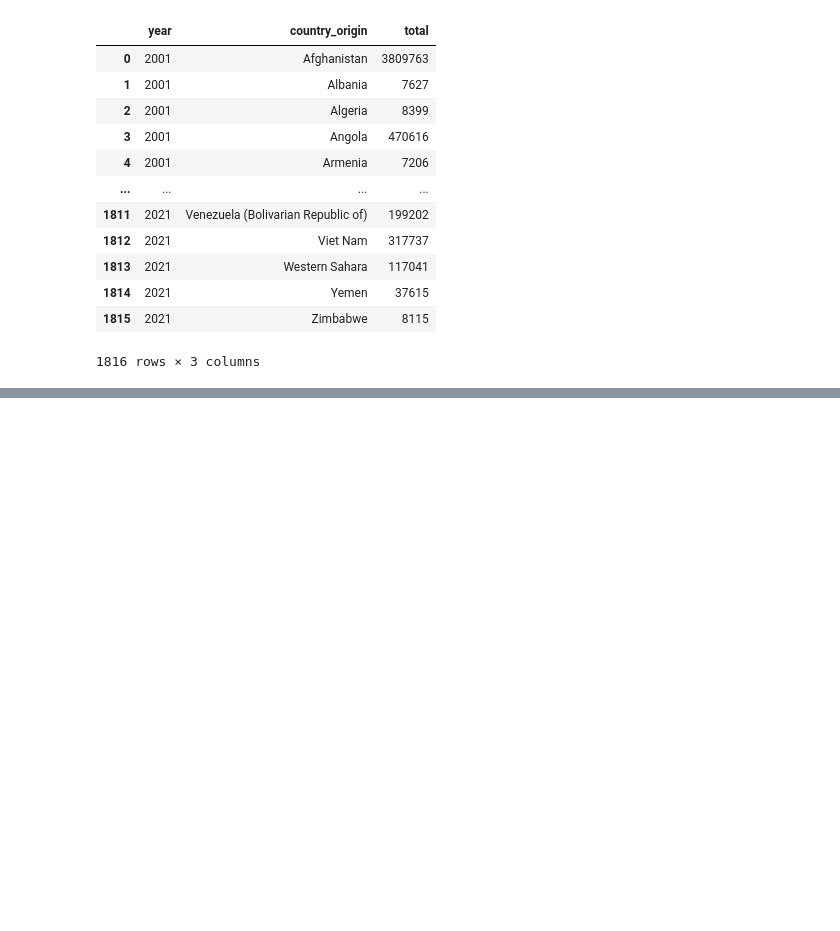
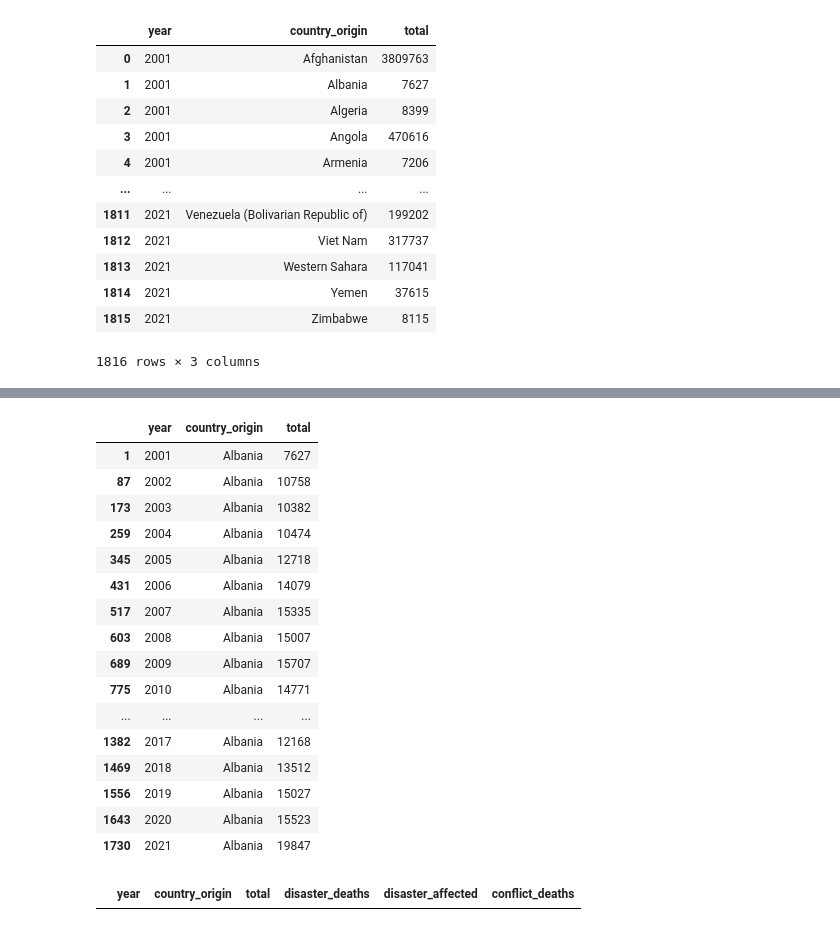
Before and after one commit to Nerdosth/Refugee-Migration, a Jupyter notebook: MLCleanup.ipynb, the cells around one changed output, grey strips where cells are left out. Cells and saved outputs as stored; diff of their text form; code cells hidden in the pictures; blank space fills up the shorter version.

```diff
--- a/MLCleanup.ipynb
+++ b/MLCleanup.ipynb
@@ -187,6 +187,8 @@ event_ml_df
 | 1095 | 2021 | Venezuela | 0 | 0 | 19 |
 | 1096 | 2021 | Yemen (North Yemen) | 0 | 0 | 529 |
 1097 rows × 5 columns
+# %%
+event_ml_df = event_ml_df[event_ml_df['country_origin'].isin(demographic_ml_df['country_origin'].unique())]
 # %%
 demographic_ml_df.to_csv('Resources/demographic_ml_df.csv')
 event_ml_df.to_csv('Resources/event_ml_df.csv')
@@ -348,0 +306,33 @@ demographic_summary_df
+# %%
+import pandas as pd
+from sklearn.linear_model import LinearRegression
+
+# load the data into a pandas DataFrame
+demographic_summary = demographic_ml_df.groupby(['year', 'country_origin']).agg({'total': 'sum'}).reset_index()
+
+countries_list = demographic_summary['country_origin'].unique().tolist()
+predicted_value_by_country = {}
+
+
+for country in countries_list:
+    # split the dataset by country origin
+    country_split = demographic_summary[demographic_summary['country_origin'] == country]
+
+    # merge the two datasets on the year and country columns
+    df_merged = pd.merge(country_split, event_ml_df[['year', 'country_origin', 'conflict_deaths', 'disaster_deaths']], on=['year', 'country_origin'], how='inner')
+
+    # select the relevant columns for analysis
+    X = df_merged[['conflict_deaths', 'disaster_deaths']]
+    y = df_merged['total']
+
+    # fit a linear regression model to predict the number of refugees based on deaths data
+    model = LinearRegression().fit(X, y)
+
+    # use the model to predict the number of refugees based on deaths data for a new set of inputs
+    new_X = pd.DataFrame({'conflict_deaths': [1000], 'disaster_deaths': [500]}) # example input with 1000 conflict deaths and 500 disaster deaths
+    predicted_value = model.predict(new_X)
+
+    predicted_value_by_country[country] = predicted_value.round()
+
+# printing the dictionary containing predicted value (rounded) by each country_origin
+predicted_value_by_country
@@ -348,0 +394,24 @@ demographic_summary_df
+# %%
+country_split
+# %% [output]
+|  | year | country_origin | total |
+| 1 | 2001 | Albania | 7627 |
+| 87 | 2002 | Albania | 10758 |
+| 173 | 2003 | Albania | 10382 |
+| 259 | 2004 | Albania | 10474 |
+| 345 | 2005 | Albania | 12718 |
+| 431 | 2006 | Albania | 14079 |
+| 517 | 2007 | Albania | 15335 |
+| 603 | 2008 | Albania | 15007 |
+| 689 | 2009 | Albania | 15707 |
+| 775 | 2010 | Albania | 14771 |
+| ... | ... | ... | ... |
+| 1382 | 2017 | Albania | 12168 |
+| 1469 | 2018 | Albania | 13512 |
+| 1556 | 2019 | Albania | 15027 |
+| 1643 | 2020 | Albania | 15523 |
+| 1730 | 2021 | Albania | 19847 |
+# %%
+df_merged
+# %% [output]
+|  | year | country_origin | total | disaster_deaths | disaster_affected | conflict_deaths |
```
Also changed, not shown: parts of 9 cells of this notebook.
